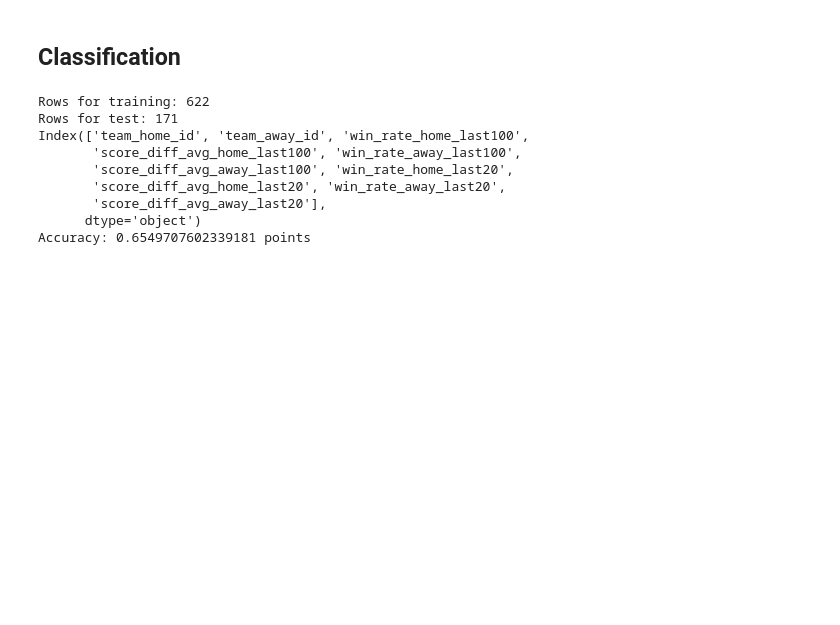
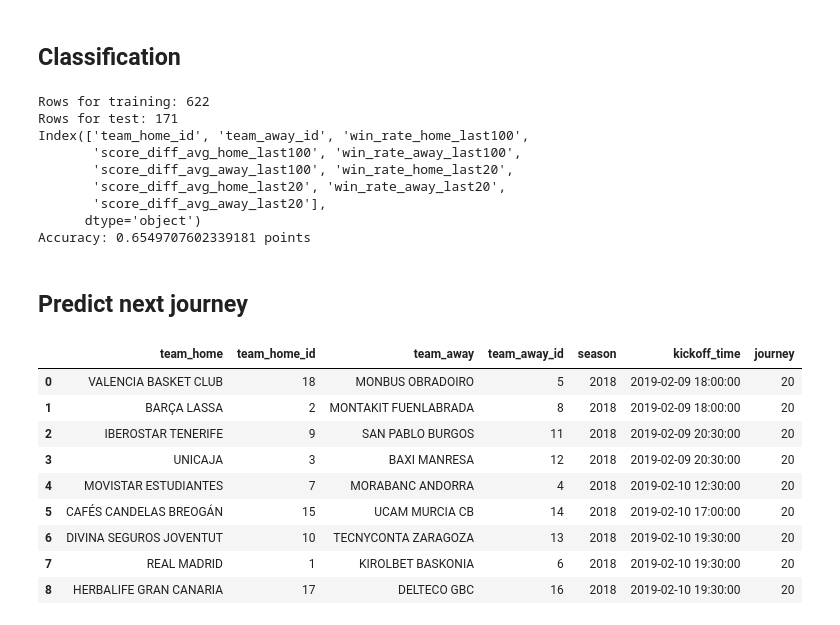
Before and after one commit to fsantoga/acb, a Jupyter notebook: ml/ML.ipynb, the cells around one changed output. Cells and saved outputs as stored; diff of their text form; code cells hidden in the pictures; blank space fills up the shorter version.

```diff
--- a/ml/ML.ipynb
+++ b/ml/ML.ipynb
@@ -272,3 +302,20 @@ Index(['team_home_id', 'team_away_id', 'win_rate_home_last100',
        'score_diff_avg_away_last20'],
       dtype='object')
 Accuracy: 0.6549707602339181 points
+# %% [markdown]
+## Predict next journey
+# %%
+# Load csv aux
+next_journey_matches_df = pd.read_csv("caca.csv", sep=",", encoding="utf-8", parse_dates=["kickoff_time"])
+next_journey_matches_df
+# %% [output]
+|  | team_home | team_home_id | team_away | team_away_id | season | kickoff_time | journey |
+| 0 | VALENCIA BASKET CLUB | 18 | MONBUS OBRADOIRO | 5 | 2018 | 2019-02-09 18:00:00 | 20 |
+| 1 | BARÇA LASSA | 2 | MONTAKIT FUENLABRADA | 8 | 2018 | 2019-02-09 18:00:00 | 20 |
+| 2 | IBEROSTAR TENERIFE | 9 | SAN PABLO BURGOS | 11 | 2018 | 2019-02-09 20:30:00 | 20 |
+| 3 | UNICAJA | 3 | BAXI MANRESA | 12 | 2018 | 2019-02-09 20:30:00 | 20 |
+| 4 | MOVISTAR ESTUDIANTES | 7 | MORABANC ANDORRA | 4 | 2018 | 2019-02-10 12:30:00 | 20 |
+| 5 | CAFÉS CANDELAS BREOGÁN | 15 | UCAM MURCIA CB | 14 | 2018 | 2019-02-10 17:00:00 | 20 |
+| 6 | DIVINA SEGUROS JOVENTUT | 10 | TECNYCONTA ZARAGOZA | 13 | 2018 | 2019-02-10 19:30:00 | 20 |
+| 7 | REAL MADRID | 1 | KIROLBET BASKONIA | 6 | 2018 | 2019-02-10 19:30:00 | 20 |
+| 8 | HERBALIFE GRAN CANARIA | 17 | DELTECO GBC | 16 | 2018 | 2019-02-10 19:30:00 | 20 |
```
Also changed, not shown: parts of 8 cells of this notebook, 1 other file.
